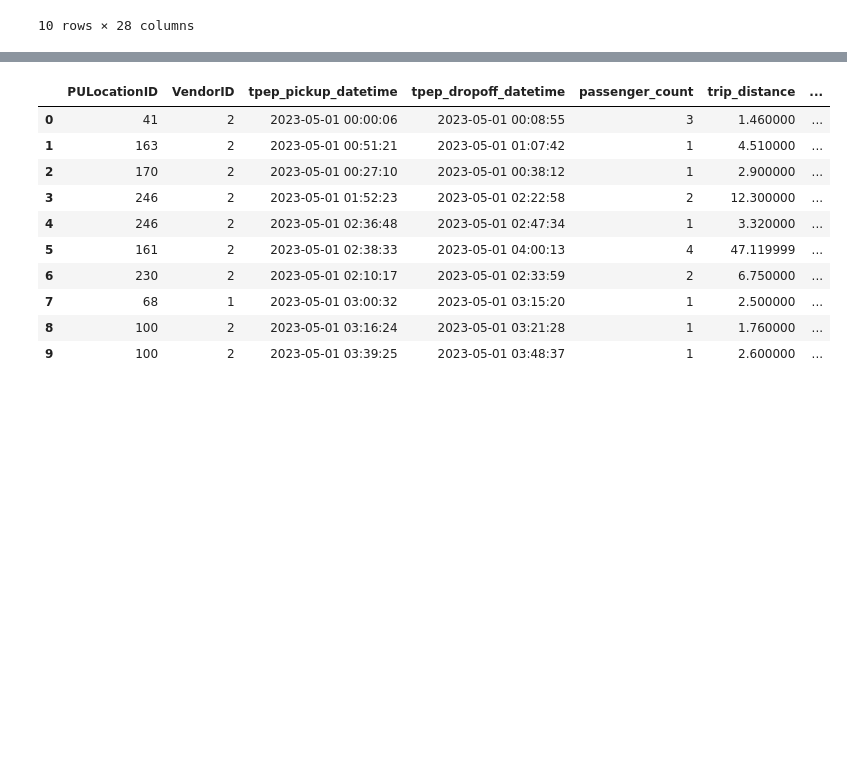
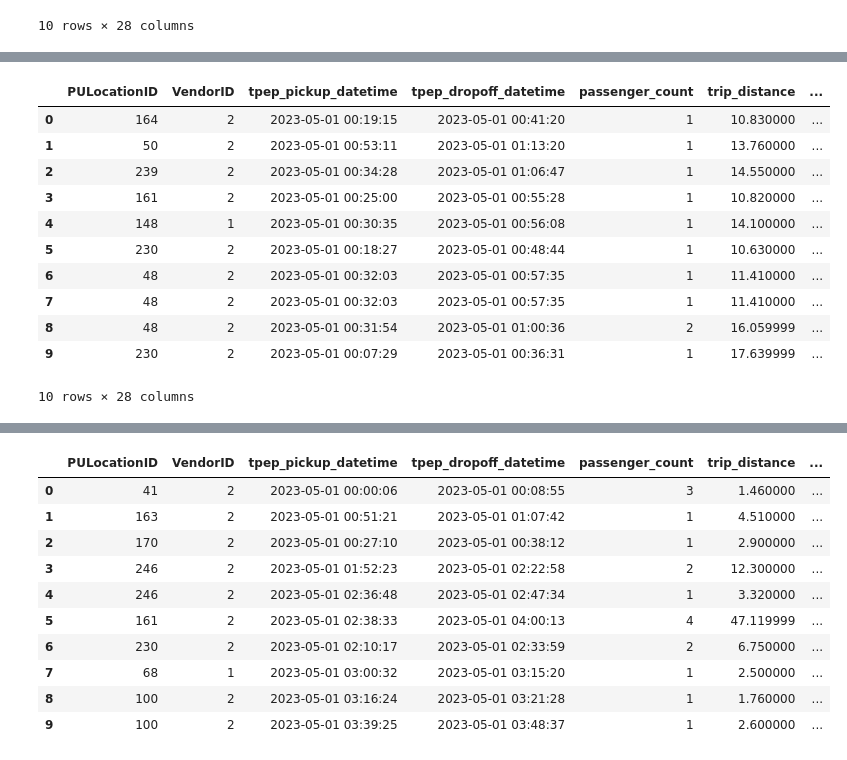
Before and after one commit to ArielAlvarezWAI87/BigData, a Jupyter notebook: notebooks/2_0_e8_NYC_Yellow_Taxi_DB.ipynb, the cells around one changed output, grey strips where cells are left out. Cells and saved outputs as stored; diff of their text form; code cells hidden in the pictures; blank space fills up the shorter version.

```diff
--- a/notebooks/2_0_e8_NYC_Yellow_Taxi_DB.ipynb
+++ b/notebooks/2_0_e8_NYC_Yellow_Taxi_DB.ipynb
@@ -339,0 +415,25 @@ sample_second_half_short.limit(10).toPandas()
+# %%
+#@title Muestra de viajes largos en la primera mitad del día (P5)
+sample_p5 = (
+    df_partitioned
+    .filter(
+        (F.col("pickup_hour_bucket") == "primera_mitad_dia") &
+        (F.col("trip_distance_bucket") == "largo")
+    )
+    .limit(1000)
+)
+
+sample_p5.limit(10).toPandas()
+# %% [output]
+|  | PULocationID | VendorID | tpep_pickup_datetime | tpep_dropoff_datetime | passenger_count | trip_distance | ... |
+| 0 | 164 | 2 | 2023-05-01 00:19:15 | 2023-05-01 00:41:20 | 1 | 10.830000 | ... |
+| 1 | 50 | 2 | 2023-05-01 00:53:11 | 2023-05-01 01:13:20 | 1 | 13.760000 | ... |
+| 2 | 239 | 2 | 2023-05-01 00:34:28 | 2023-05-01 01:06:47 | 1 | 14.550000 | ... |
+| 3 | 161 | 2 | 2023-05-01 00:25:00 | 2023-05-01 00:55:28 | 1 | 10.820000 | ... |
+| 4 | 148 | 1 | 2023-05-01 00:30:35 | 2023-05-01 00:56:08 | 1 | 14.100000 | ... |
+| 5 | 230 | 2 | 2023-05-01 00:18:27 | 2023-05-01 00:48:44 | 1 | 10.630000 | ... |
+| 6 | 48 | 2 | 2023-05-01 00:32:03 | 2023-05-01 00:57:35 | 1 | 11.410000 | ... |
+| 7 | 48 | 2 | 2023-05-01 00:32:03 | 2023-05-01 00:57:35 | 1 | 11.410000 | ... |
+| 8 | 48 | 2 | 2023-05-01 00:31:54 | 2023-05-01 01:00:36 | 2 | 16.059999 | ... |
+| 9 | 230 | 2 | 2023-05-01 00:07:29 | 2023-05-01 00:36:31 | 1 | 17.639999 | ... |
+10 rows × 28 columns
```
Also changed, not shown: parts of 5 cells of this notebook.
